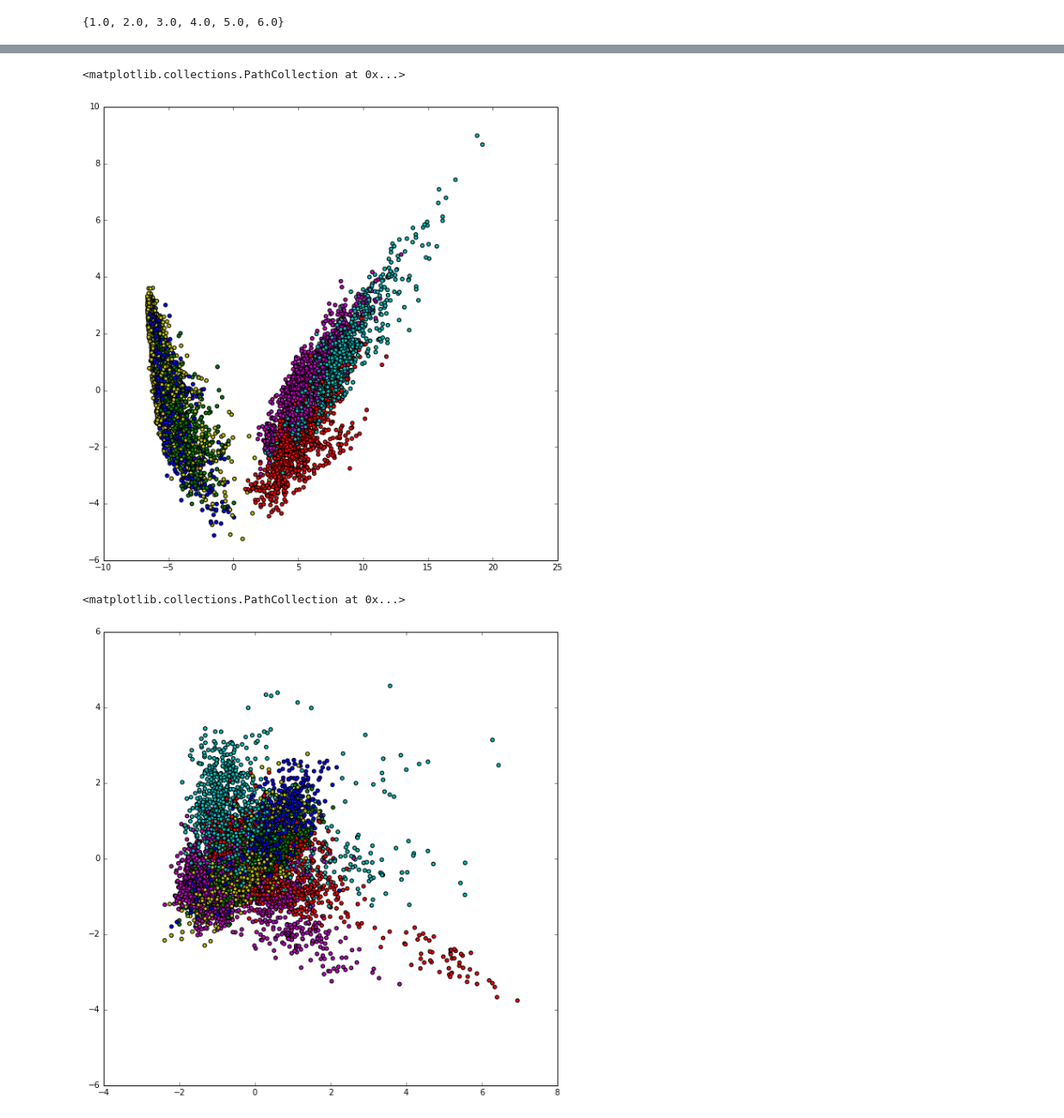
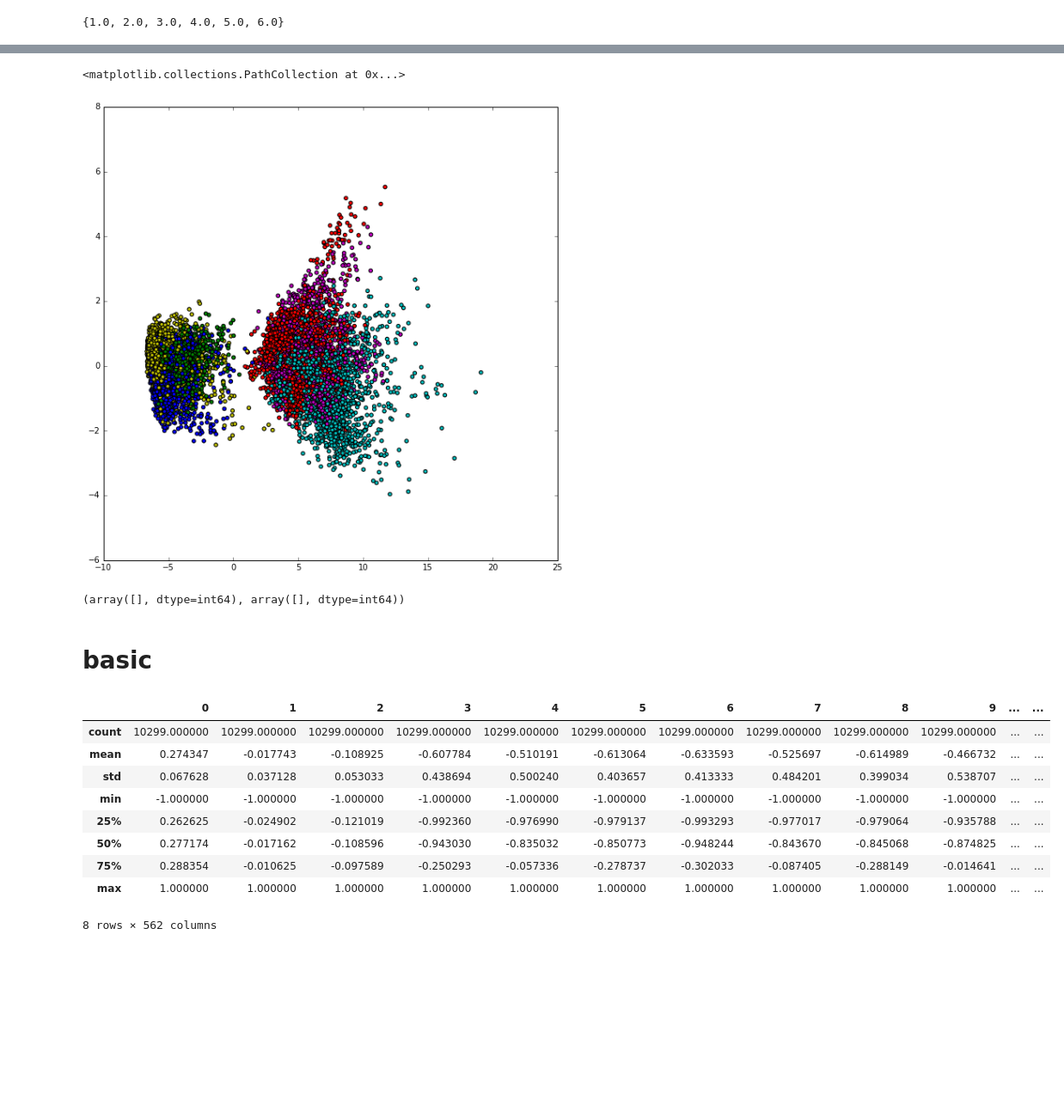
Before and after one commit to Gentu-Ding/HAMP-DHWZZ, a Jupyter notebook: HAR.ipynb, the cells around one changed output, grey strips where cells are left out. Shown at 86% size. Saved outputs shown, nothing was run; the diff lists cells and outputs as text; code cells hidden in the pictures; blank space fills up the shorter version.

```diff
--- a/HAR.ipynb
+++ b/HAR.ipynb
@@ -47,12 +78,16 @@ ax.scatter(com[:,1],com[:,2],c=list(c['color']))
 # %%
 fig,ax=plt.subplots(figsize=(10,10))
-ax.scatter(com[:,0],com[:,1],c=list(c['color']))
+ax.scatter(com[:,0],com[:,4],c=list(c['color']))
 # %% [output]
 <matplotlib.collections.PathCollection at 0x...>
-[figure, old version]
+[figure, new version]
-# %%
-fig,ax=plt.subplots(figsize=(10,10))
-ax.scatter(com[:,3],com[:,4],c=list(c['color']))
-# %% [output]
-<matplotlib.collections.PathCollection at 0x...>
-[figure, removed]
+# %%
+np.where(np.isnan(X))
+# %% [output]
+(array([], dtype=int64), array([], dtype=int64))
+# %% [markdown]
+<h1>basic
+# %%
+df = pandas.DataFrame(X)
+# %%
+df['y']=y
@@ -58,0 +96,13 @@ ax.scatter(com[:,3],com[:,4],c=list(c['color']))
+# %%
+df.describe()
+# %% [output]
+|  | 0 | 1 | 2 | 3 | 4 | 5 | 6 | 7 | 8 | 9 | ... | ... |
+| count | 10299.000000 | 10299.000000 | 10299.000000 | 10299.000000 | 10299.000000 | 10299.000000 | 10299.000000 | 10299.000000 | 10299.000000 | 10299.000000 | ... | ... |
+| mean | 0.274347 | -0.017743 | -0.108925 | -0.607784 | -0.510191 | -0.613064 | -0.633593 | -0.525697 | -0.614989 | -0.466732 | ... | ... |
+| std | 0.067628 | 0.037128 | 0.053033 | 0.438694 | 0.500240 | 0.403657 | 0.413333 | 0.484201 | 0.399034 | 0.538707 | ... | ... |
+| min | -1.000000 | -1.000000 | -1.000000 | -1.000000 | -1.000000 | -1.000000 | -1.000000 | -1.000000 | -1.000000 | -1.000000 | ... | ... |
+| 25% | 0.262625 | -0.024902 | -0.121019 | -0.992360 | -0.976990 | -0.979137 | -0.993293 | -0.977017 | -0.979064 | -0.935788 | ... | ... |
+| 50% | 0.277174 | -0.017162 | -0.108596 | -0.943030 | -0.835032 | -0.850773 | -0.948244 | -0.843670 | -0.845068 | -0.874825 | ... | ... |
+| 75% | 0.288354 | -0.010625 | -0.097589 | -0.250293 | -0.057336 | -0.278737 | -0.302033 | -0.087405 | -0.288149 | -0.014641 | ... | ... |
+| max | 1.000000 | 1.000000 | 1.000000 | 1.000000 | 1.000000 | 1.000000 | 1.000000 | 1.000000 | 1.000000 | 1.000000 | ... | ... |
+8 rows × 562 columns
```
Also changed, not shown: parts of 20 cells of this notebook.
